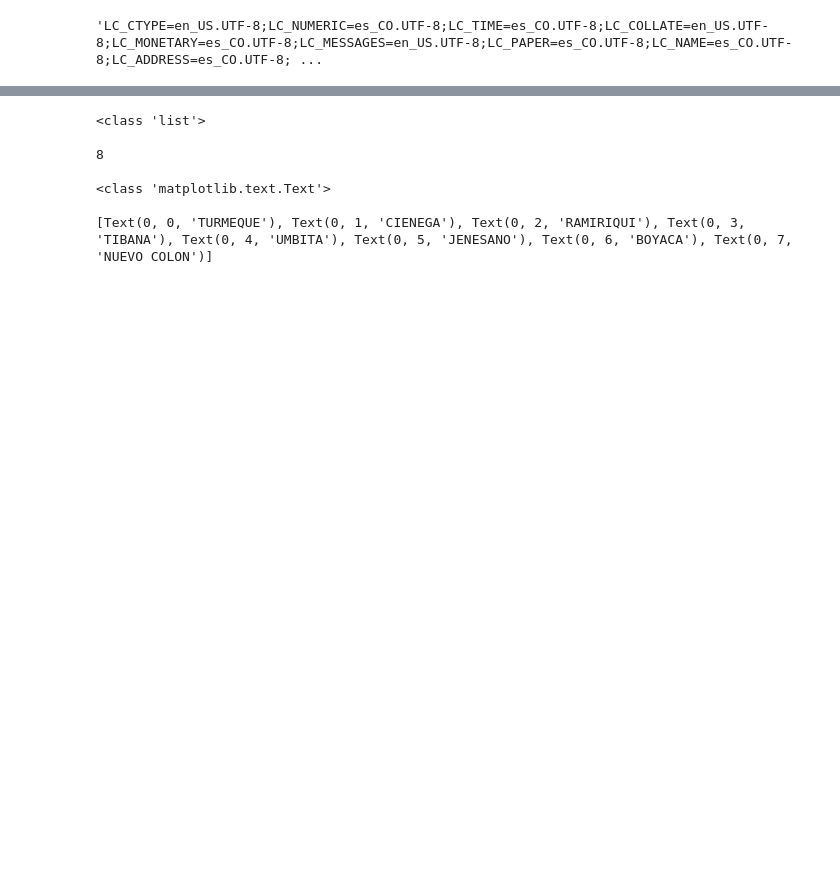
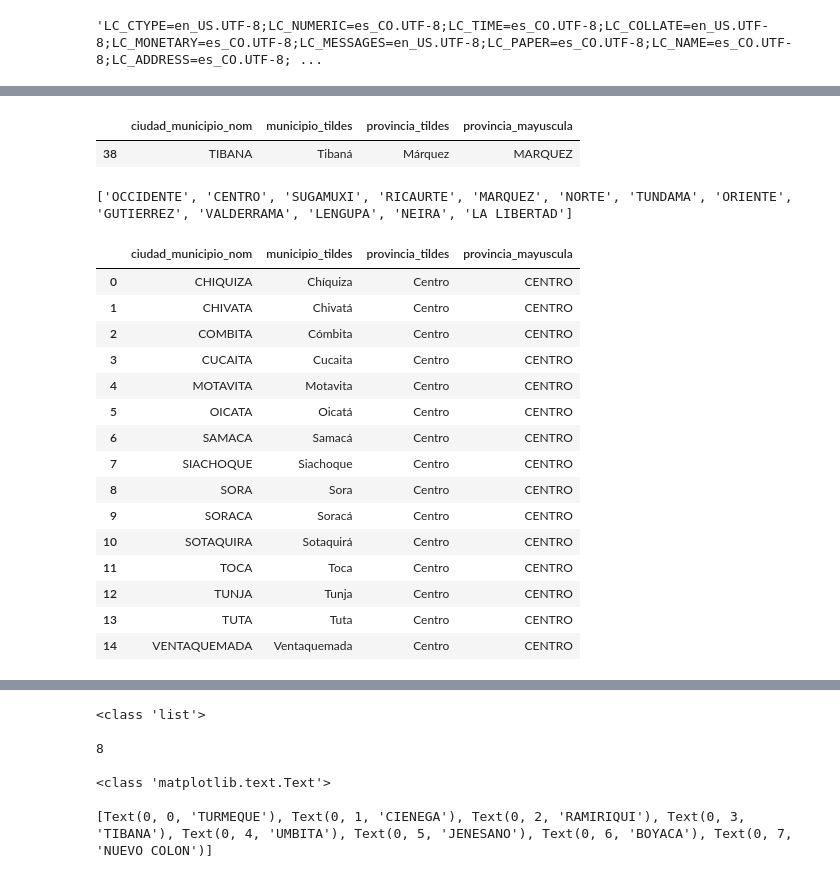
Before and after one commit to JC-AlfonsoR/covid_data_col, a Jupyter notebook: graphics.ipynb, the cells around one changed output, grey strips where cells are left out. Drawn from its saved outputs; the diff is of its cells as text; code cells hidden in the pictures; blank space fills up the shorter version.

```diff
--- a/graphics.ipynb
+++ b/graphics.ipynb
@@ -16,3 +39,36 @@ locale.setlocale(locale.LC_ALL, '')
+# %%
+# Get data for a specific Town
+nombres_provincias.query("ciudad_municipio_nom=='TIBANA'")
+# %% [output]
+|  | ciudad_municipio_nom | municipio_tildes | provincia_tildes | provincia_mayuscula |
+| 38 | TIBANA | Tibaná | Márquez | MARQUEZ |
+# %%
+# List of Provincias
+provincias = nombres_provincias["provincia_mayuscula"].value_counts()
+provincias = list(provincias.index)
+print(provincias)
+# %% [output]
+['OCCIDENTE', 'CENTRO', 'SUGAMUXI', 'RICAURTE', 'MARQUEZ', 'NORTE', 'TUNDAMA', 'ORIENTE', 'GUTIERREZ', 'VALDERRAMA', 'LENGUPA', 'NEIRA', 'LA LIBERTAD']
+# %%
+# Get content of a specific provincia
+nombres_provincias.query("provincia_mayuscula=='CENTRO'")
+# %% [output]
+|  | ciudad_municipio_nom | municipio_tildes | provincia_tildes | provincia_mayuscula |
+| 0 | CHIQUIZA | Chíquiza | Centro | CENTRO |
+| 1 | CHIVATA | Chivatá | Centro | CENTRO |
+| 2 | COMBITA | Cómbita | Centro | CENTRO |
+| 3 | CUCAITA | Cucaita | Centro | CENTRO |
+| 4 | MOTAVITA | Motavita | Centro | CENTRO |
+| 5 | OICATA | Oicatá | Centro | CENTRO |
+| 6 | SAMACA | Samacá | Centro | CENTRO |
+| 7 | SIACHOQUE | Siachoque | Centro | CENTRO |
+| 8 | SORA | Sora | Centro | CENTRO |
+| 9 | SORACA | Soracá | Centro | CENTRO |
+| 10 | SOTAQUIRA | Sotaquirá | Centro | CENTRO |
+| 11 | TOCA | Toca | Centro | CENTRO |
+| 12 | TUNJA | Tunja | Centro | CENTRO |
+| 13 | TUTA | Tuta | Centro | CENTRO |
+| 14 | VENTAQUEMADA | Ventaquemada | Centro | CENTRO |
 # %%
 # Download Data
 
```
Also changed, not shown: parts of 24 cells of this notebook, 1 other file.
